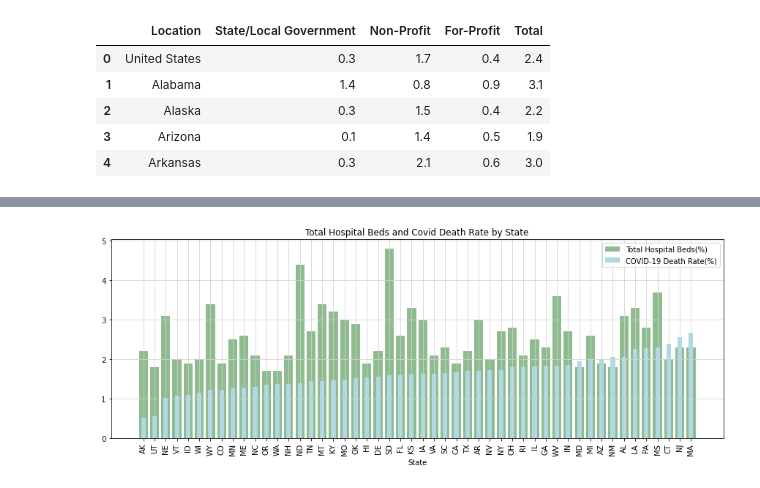
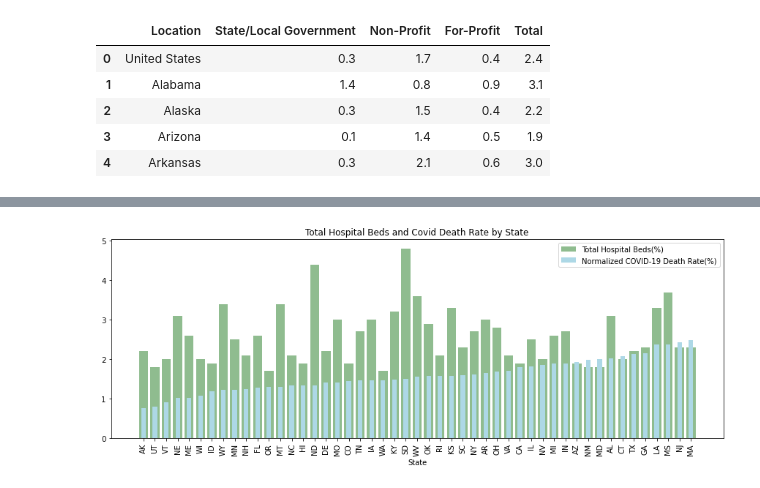
Before and after one commit to jenniecinelli/project_one, a Jupyter notebook: Folder4/Master.ipynb, the cells around one changed output, grey strips where cells are left out. Cells and saved outputs as stored; diff of their text form; code cells hidden in the pictures.

```diff
--- a/Folder4/Master.ipynb
+++ b/Folder4/Master.ipynb
@@ -394,0 +410,5 @@ Covid_Death_Rate = df_merge["Covid_Death_Rate"]
+# %%
+renamed_beds = hospital_beds.rename(columns={'States':'State'})
+# %%
+dfff_merged = dfff.merge(renamed_beds, how='inner', on="State")
+dfff_merged = dfff_merged.sort_values(by="Adj_for_age_Covid_Death_Rate")
@@ -395,14 +424,19 @@ Covid_Death_Rate = df_merge["Covid_Death_Rate"]
+# %%
+states_names = dfff_merged["State"]
+totals_beds = dfff_merged["Total Beds"]
+# %%
+adj_death_rates = dfff_merged["Adj_for_age_Covid_Death_Rate"]
 # %%
 plt.figure(figsize=(15,5))
-plt.bar(state_names, total_beds, label='Total Hospital Beds(%)', color='darkseagreen')
-plt.bar(state_names, Covid_Death_Rate, label='COVID-19 Death Rate(%)', width=.4, color='lightblue')
-plt.grid(True, color='lightgrey')
+plt.bar(states_names, totals_beds, label='Total Hospital Beds(%)', color='darkseagreen')
+plt.bar(states_names, adj_death_rates, label='Normalized COVID-19 Death Rate(%)', width=.4, color='lightblue')
+#plt.grid(True, color='lightgrey')
 plt.title('Total Hospital Beds and Covid Death Rate by State')
 plt.xlabel('State')
 plt.xticks(rotation = 90)
 plt.legend()
 fig.tight_layout()
 plt.savefig("Output/death-rate-and-beds-by-state.png")
 plt.show()
 # %% [output]
-[figure, old version]
+[figure, new version]
```
Also changed, not shown: parts of 8 cells of this notebook, 6 other files.
